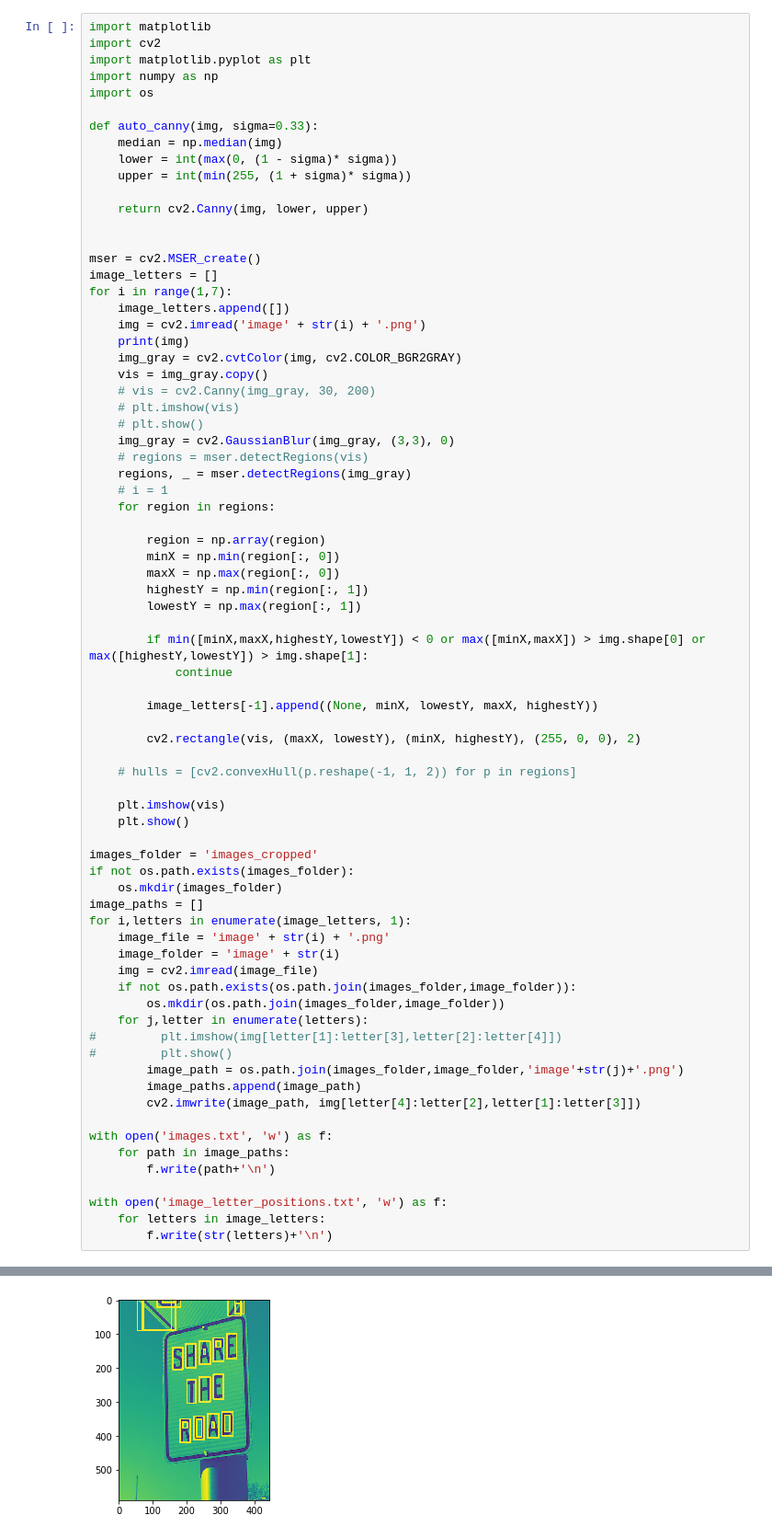
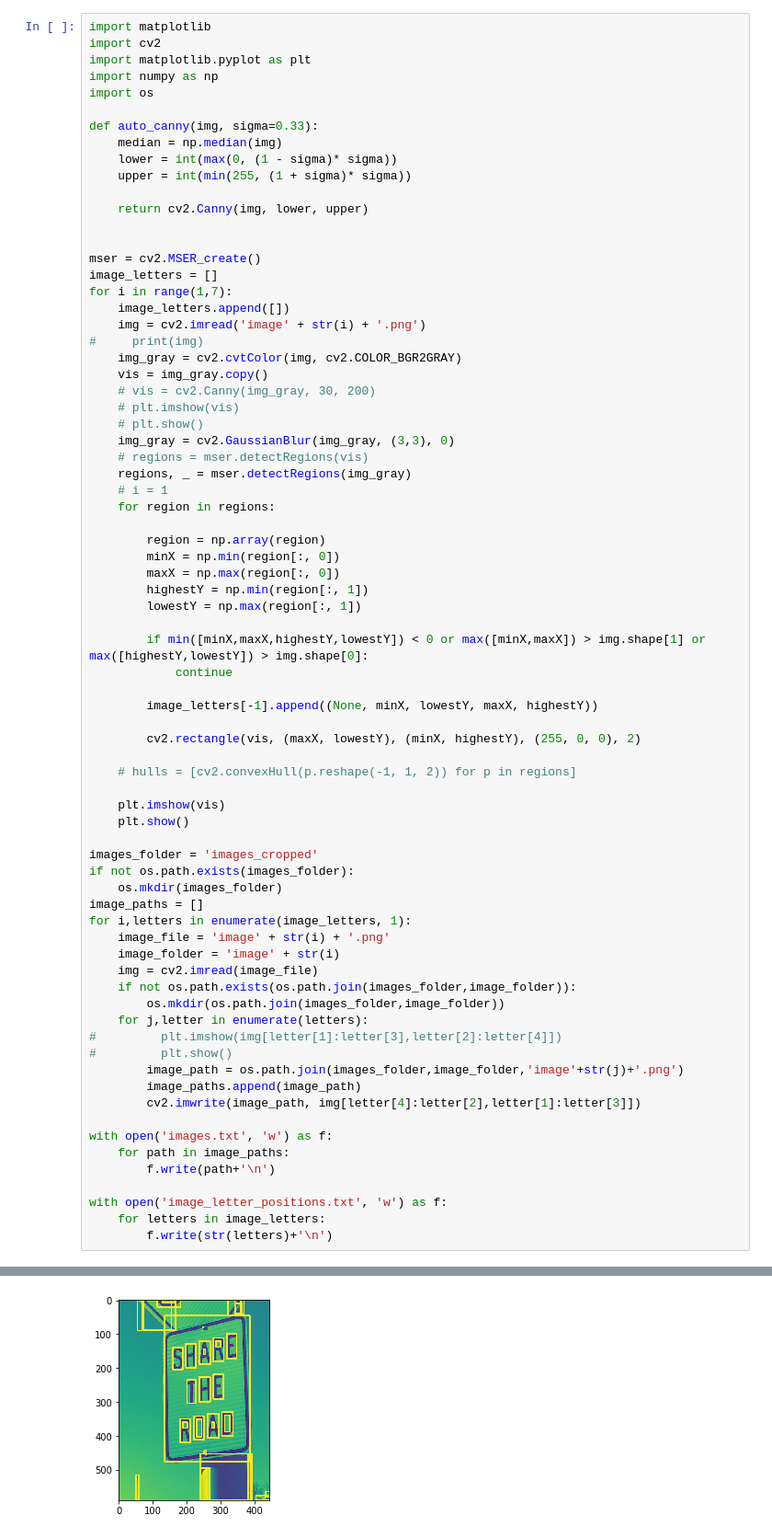
Before and after one commit to dmcinerney/tradook, a Jupyter notebook: visualize_process.ipynb, the cells around one changed output, grey strips where cells are left out. Shown at 92% size. Drawn from its saved outputs; the diff is of its cells as text.

```diff
--- a/visualize_process.ipynb
+++ b/visualize_process.ipynb
@@ -18,7 +18,7 @@ image_letters = []
 for i in range(1,7):
     image_letters.append([])
     img = cv2.imread('image' + str(i) + '.png')
-    print(img)
+#     print(img)
     img_gray = cv2.cvtColor(img, cv2.COLOR_BGR2GRAY)
     vis = img_gray.copy()
     # vis = cv2.Canny(img_gray, 30, 200)
@@ -36,7 +36,7 @@ for i in range(1,7):
         highestY = np.min(region[:, 1])
         lowestY = np.max(region[:, 1])
 
-        if min([minX,maxX,highestY,lowestY]) < 0 or max([minX,maxX]) > img.shape[0] or max([highestY,lowestY]) > img.shape[1]:
+        if min([minX,maxX,highestY,lowestY]) < 0 or max([minX,maxX]) > img.shape[1] or max([highestY,lowestY]) > img.shape[0]:
             continue
 
         image_letters[-1].append((None, minX, lowestY, maxX, highestY))
@@ -93 +76 @@ with open('image_letter_positions.txt', 'w') as f:
-[figure, old version]
+[figure, new version]
```
Also changed, not shown: parts of 3 cells of this notebook, 1 other file.
